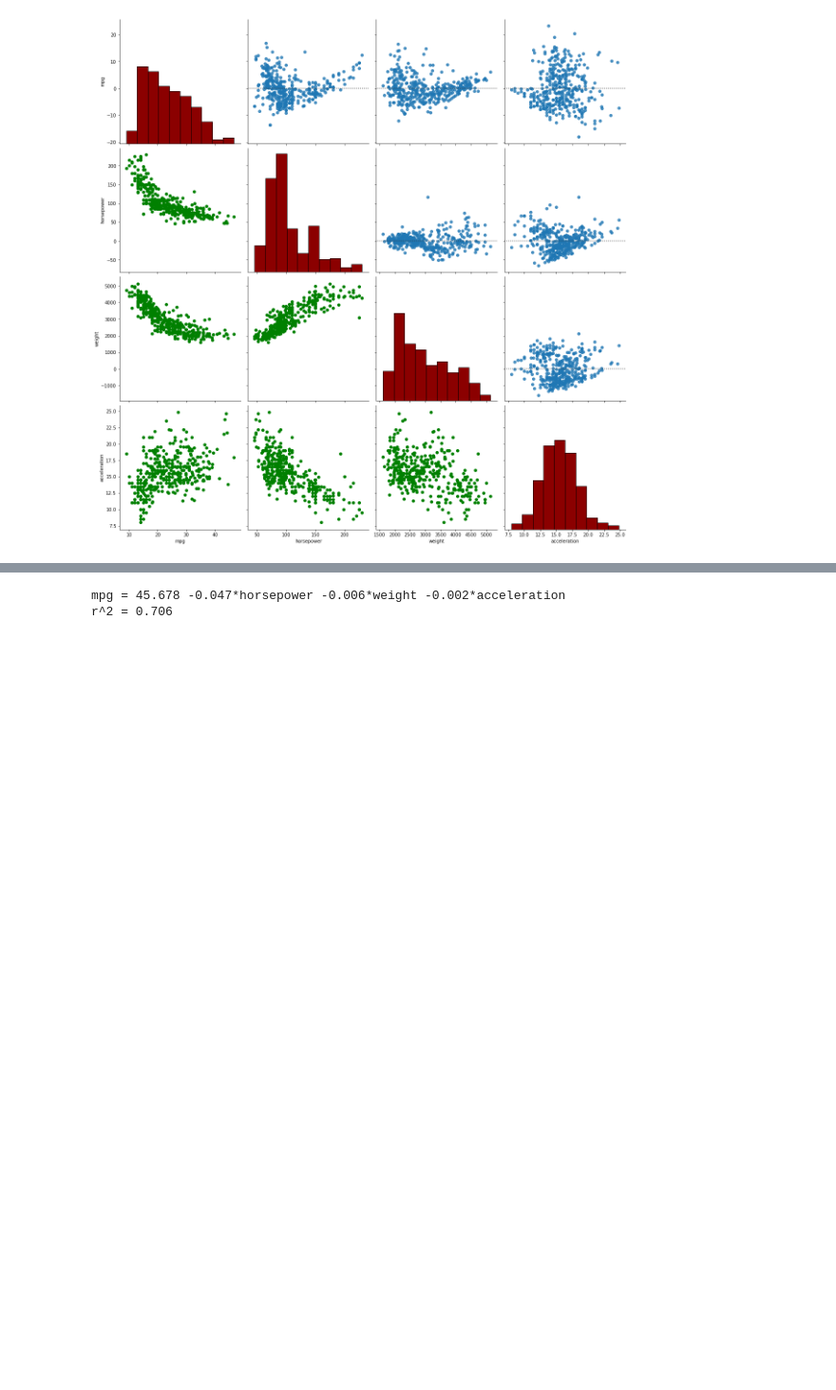
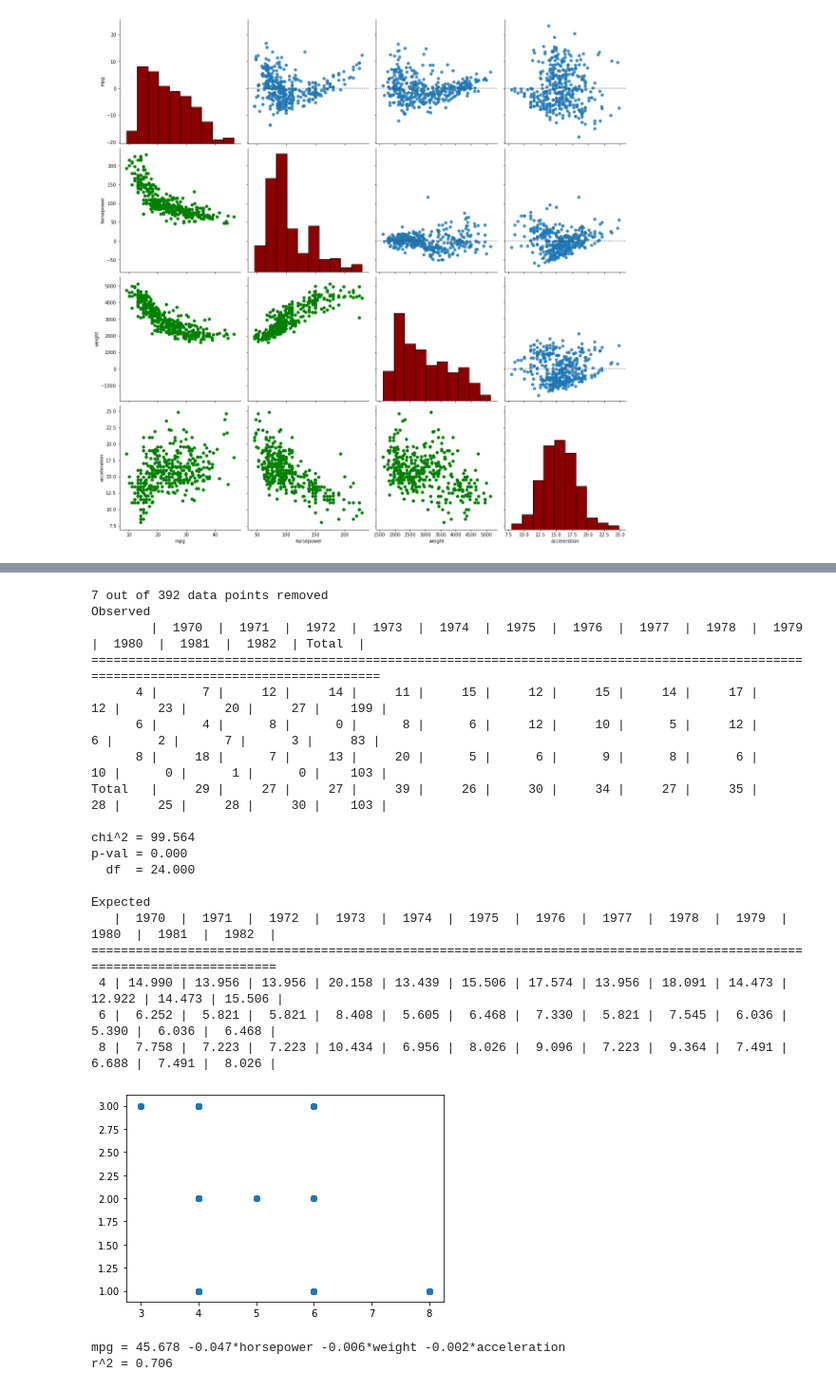
Before and after one commit to c-j-lh/autompg, a Jupyter notebook: viz.ipynb, the cells around one changed output, grey strips where cells are left out. Shown at 95% size. Drawn from its saved outputs; the diff is of its cells as text; code cells hidden in the pictures; blank space fills up the shorter version.

```diff
--- a/viz.ipynb
+++ b/viz.ipynb
@@ -3,27 +3,32 @@ import pandas as pd
 import numpy as np
 import seaborn as sns
 import matplotlib.pyplot as plt
-from scipy.stats import pearsonr
+from scipy.stats import pearsonr, chi2_contingency, linregress
 
 
 df = pd.read_csv('auto-mpg.csv', na_values='?')
 mask = df.columns.isin(['mpg', 'horsepower', 'weight', 'acceleration'])
-grr = pd.plotting.scatter_matrix(df.loc[:, mask], figsize=(15, 15), marker='o',
-                                 hist_kwds={'bins': 20}, s=60, alpha=.8)
+#grr = pd.plotting.scatter_matrix(df.loc[:, mask], figsize=(15, 15), marker='o',
+#                                 hist_kwds={'bins': 20}, s=60, alpha=.8)
 df.loc[:, mask].corr()
 df.dropna(inplace=True)
+df['model year'] = df['model year'] + 1900
 print(df.info())
 
 cols = df['mpg'], df['horsepower'], df['weight'], df['acceleration']
 print(' '*17, end='')
 for col1 in cols:
-    print(f' {col1.name:15} ', end='')
+    print(f'{col1.name:^25}', end='')
 print()
 
 for col0 in cols:
     print(f'{col0.name:15}|', end='  ')
     for col1 in cols:
-        print('{0:6.3f}, {1:5.3f}'.format(*pearsonr(col0, col1)), end='    ')
+        if col0 is col1:
+            print(' '*25, end='')
+            continue
+        regr = linregress(col0, col1)
+        print('{:7.3f}, {:5.3f}, {:5.3f}'.format(regr.slope/regr.stderr, regr.rvalue**2, regr.pvalue), end='    ')
         #print(pearsonr(col0, col1), end=' ')
     print()
 # %% [output]
@@ -99 +61,65 @@ dict((value, np.where(df['cylinders']==value)) for value in df['cylinders'].uniq
+# %%
+# CHI-SQUARE TEST
+plt.scatter(df['cylinders'], df['origin'])
+even_df = df[df['cylinders']%2!=1]
+print(df.shape[0] - even_df.shape[0], 'out of', df.shape[0], 'data points removed')
+from itertools import product
+
+cylinders = sorted(even_df['cylinders'].unique())
+years = sorted(even_df['model year'].unique())
+
+# header row
+print('Observed')
+print('        | ', end='')
+for year in list(years) + ['Total']: print(f'{year:^6} | ', end='')
+print('\n' + '='*(9+9+9*len(years)))
+
+table_obs = []
+for cylinder in cylinders:
+    table_obs.append([])
+    print(f'{cylinder:7d} | ', end='')
+    for year in years:
+        table_obs[-1].append(np.sum(np.logical_and( even_df["cylinders"].values==cylinder, even_df["model year"].values==year )))
+        print(f'{table_obs[-1][-1]:6d} | ', end='')
+    print(f'{sum(table_obs[-1]):6d} | ', end='')
+    print()
+
+print(f'{"Total":7} | ', end='')
+for i, year in enumerate(years):
+    print(f'{sum(row[i] for row in table_obs):6d} | ', end='')
+print(f'{sum(table_obs[-1]):6d} | ')
+
+# chi^2, p-val, df
+results = chi2_contingency(table_obs)
+print('\nchi^2 = {:.3f}\np-val = {:.3f}\n  df  = {:.3f}\n'.format(*results[:3]))
+print('Expected')
+print('   | ', end='')
+for year in years: print(f'{year:^6d} | ', end='')
+print('\n' + '='*(4+9*len(years)))
+for cylinder, row in zip(cylinders, results[3]):
+    print(f'{cylinder:2d} | ', end='')
+    for year, cell in zip(years, row):
+        print(f'{cell:6.3f} | ', end='')
+    print()
+# %% [output]
+7 out of 392 data points removed
+Observed
+        |  1970  |  1971  |  1972  |  1973  |  1974  |  1975  |  1976  |  1977  |  1978  |  1979  |  1980  |  1981  |  1982  | Total  |
+=======================================================================================================================================
+      4 |      7 |     12 |     14 |     11 |     15 |     12 |     15 |     14 |     17 |     12 |     23 |     20 |     27 |    199 |
+      6 |      4 |      8 |      0 |      8 |      6 |     12 |     10 |      5 |     12 |      6 |      2 |      7 |      3 |     83 |
+      8 |     18 |      7 |     13 |     20 |      5 |      6 |      9 |      8 |      6 |     10 |      0 |      1 |      0 |    103 |
+Total   |     29 |     27 |     27 |     39 |     26 |     30 |     34 |     27 |     35 |     28 |     25 |     28 |     30 |    103 |
+
+chi^2 = 99.564
+p-val = 0.000
+  df  = 24.000
+
+Expected
+   |  1970  |  1971  |  1972  |  1973  |  1974  |  1975  |  1976  |  1977  |  1978  |  1979  |  1980  |  1981  |  1982  |
+=========================================================================================================================
+ 4 | 14.990 | 13.956 | 13.956 | 20.158 | 13.439 | 15.506 | 17.574 | 13.956 | 18.091 | 14.473 | 12.922 | 14.473 | 15.506 |
+ 6 |  6.252 |  5.821 |  5.821 |  8.408 |  5.605 |  6.468 |  7.330 |  5.821 |  7.545 |  6.036 |  5.390 |  6.036 |  6.468 |
+ 8 |  7.758 |  7.223 |  7.223 | 10.434 |  6.956 |  8.026 |  9.096 |  7.223 |  9.364 |  7.491 |  6.688 |  7.491 |  8.026 |
+[figure, added]
 # %%
```
Also changed, not shown: parts of 4 cells of this notebook.
